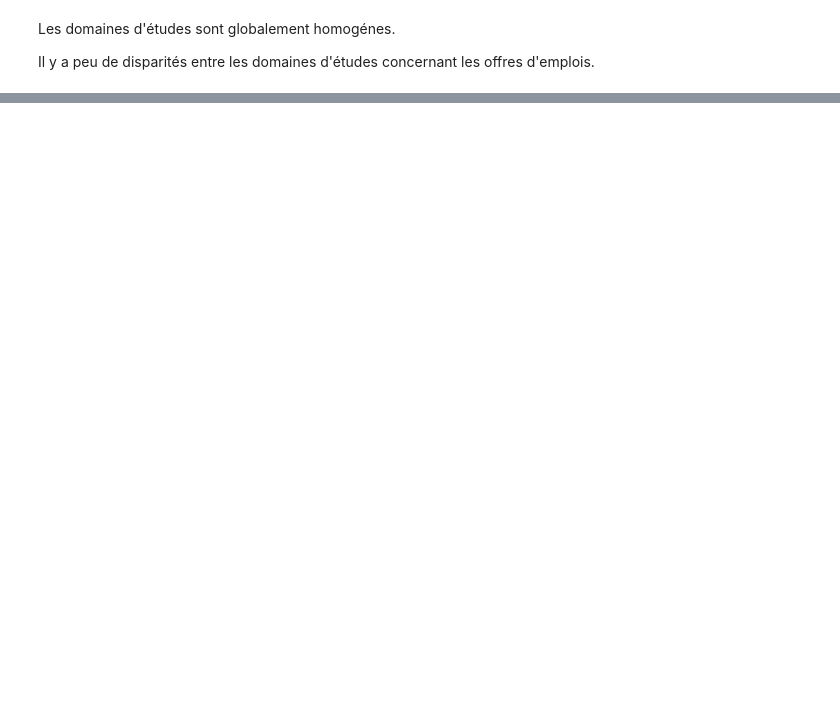
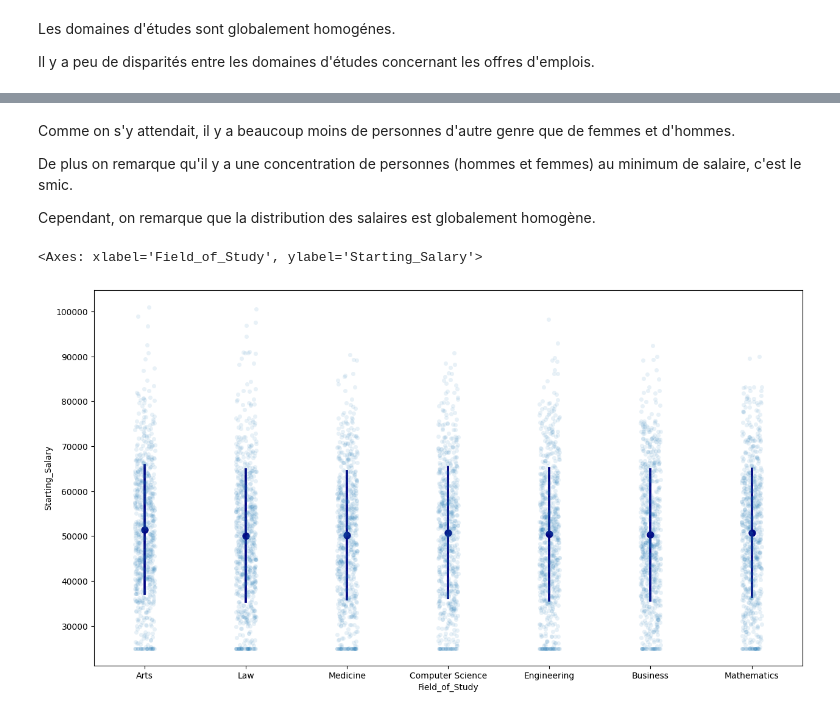
Before and after one commit to ostix360/Machine_Learning_S4, a Jupyter notebook: dataset_handling.ipynb, the cells around one changed output, grey strips where cells are left out. Cells and saved outputs as stored; diff of their text form; code cells hidden in the pictures; blank space fills up the shorter version.

```diff
--- a/dataset_handling.ipynb
+++ b/dataset_handling.ipynb
@@ -217,0 +268,18 @@ df_s.groupby(by=["Field_of_Study"]).std(numeric_only=True)
+# %% [markdown]
+Comme on s'y attendait, il y a beaucoup moins de personnes d'autre genre que de femmes et d'hommes.
+
+De plus on remarque qu'il y a une concentration de personnes (hommes et femmes) au minimum de salaire, c'est le smic.
+
+Cependant, on remarque que la distribution des salaires est globalement homogène.
+# %%
+plt.figure(figsize=(15, 8))
+sns.stripplot(x=
+    df_s["Field_of_Study"],
+    y=df_s["Starting_Salary"],
+    dodge=True,
+    alpha=0.1,
+)
+sns.pointplot(x=df_s["Field_of_Study"], y=df_s["Starting_Salary"], linestyle="none",  errorbar="sd", color="navy")
+# %% [output]
+<Axes: xlabel='Field_of_Study', ylabel='Starting_Salary'>
+[figure, added]
```
Also changed, not shown: parts of 14 cells of this notebook.
